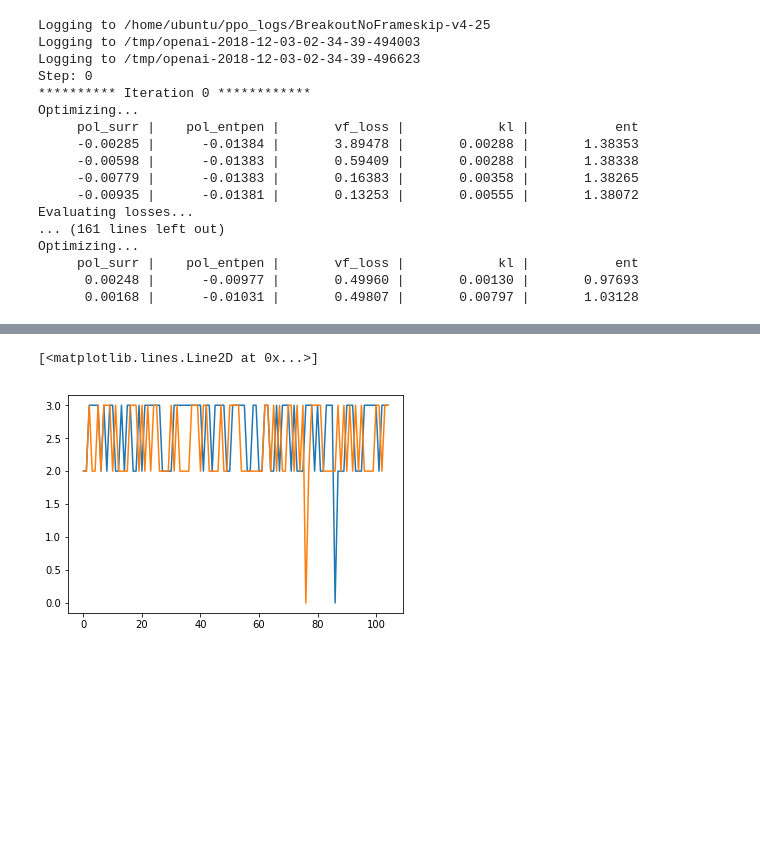
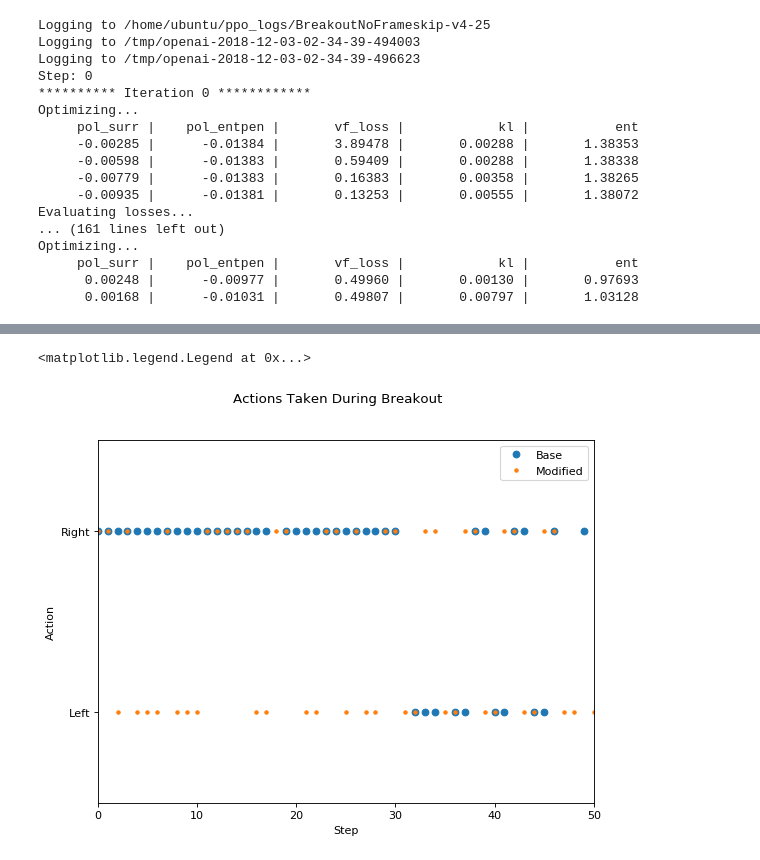
Before and after one commit to nathanmargaglio/Proximal-Policy-Optimization, a Jupyter notebook: PPO1.ipynb, the cells around one changed output, grey strips where cells are left out. Drawn from its saved outputs; the diff is of its cells as text; code cells hidden in the pictures; blank space fills up the shorter version.

```diff
--- a/PPO1.ipynb
+++ b/PPO1.ipynb
@@ -590,9 +591,17 @@ Iters : 105
-# %%
-plt.plot(mod_taken)
-#plt.plot(base_taken)
-plt.plot(taken)
-#plt.xlim((0,25))
-#plt.ylim((2,3))
-# %% [output]
-[<matplotlib.lines.Line2D at 0x...>]
-[figure, removed]
+# %%
+fig = plt.figure(num=None, figsize=(8, 6), dpi=80, facecolor='w', edgecolor='k')
+plt.ylim((1.5,3.5))
+plt.xlim((0, 50))
+
+plt.suptitle("Actions Taken During Breakout")
+plt.xlabel("Step")
+plt.ylabel("Action")
+
+plt.plot(base_taken, 'o')
+plt.plot(mod_taken, '.')
+
+plt.yticks([2,3], ['Left', 'Right'])
+plt.gca().legend(('Base','Modified'))
+# %% [output]
+<matplotlib.legend.Legend at 0x...>
+[figure, added]
```
Also changed, not shown: parts of 2 cells of this notebook, 1 other file.
